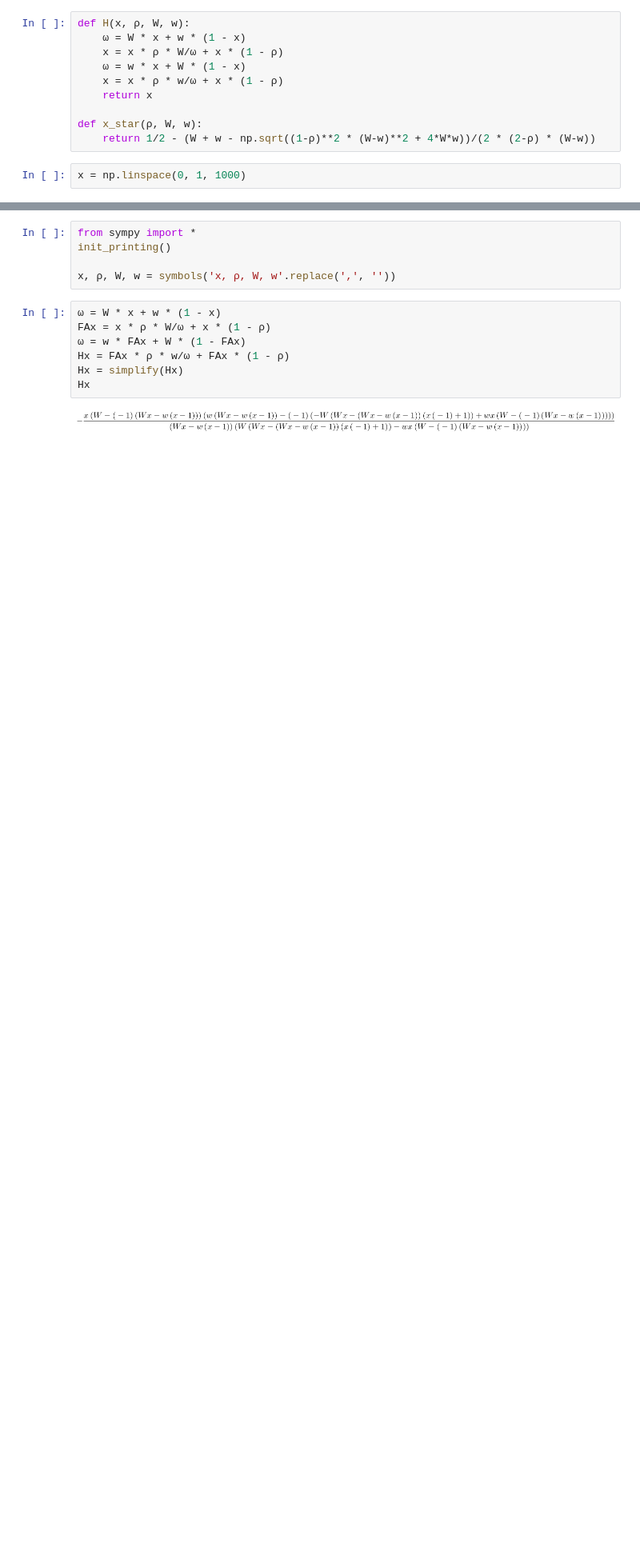
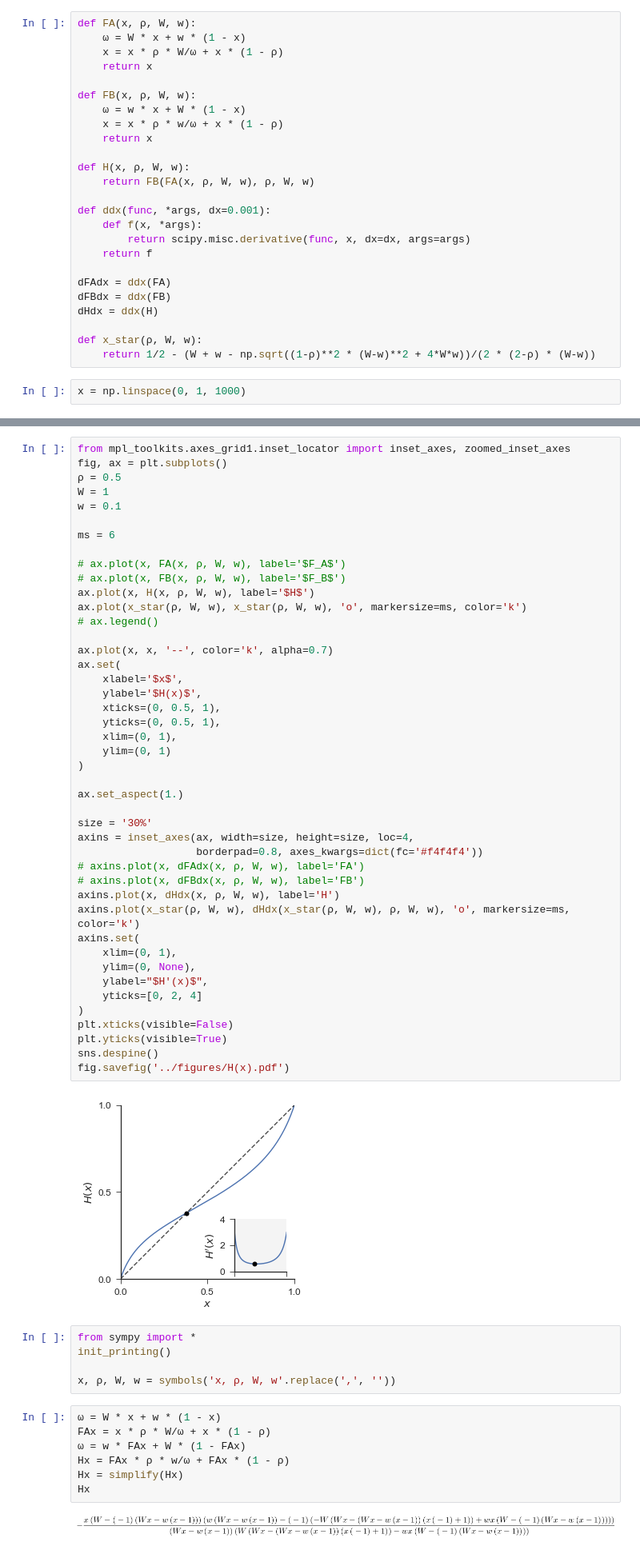
Before and after one commit to yoavram/Milpitas, a Jupyter notebook: notebooks/H(x).ipynb, the cells around one changed output, grey strips where cells are left out. Shown at 80% size. Cells and saved outputs as stored; diff of their text form; blank space fills up the shorter version.

```diff
--- a/notebooks/H(x).ipynb
+++ b/notebooks/H(x).ipynb
@@ -12,13 +12,28 @@ import scipy.misc
 
 colors = sns.color_palette('Set1')
 # %%
-def H(x, ρ, W, w):
+def FA(x, ρ, W, w):
     ω = W * x + w * (1 - x)
     x = x * ρ * W/ω + x * (1 - ρ)
+    return x
+
+def FB(x, ρ, W, w):
     ω = w * x + W * (1 - x)
     x = x * ρ * w/ω + x * (1 - ρ)
     return x
 
+def H(x, ρ, W, w):
+    return FB(FA(x, ρ, W, w), ρ, W, w)
+
+def ddx(func, *args, dx=0.001):
+    def f(x, *args):
+        return scipy.misc.derivative(func, x, dx=dx, args=args)
+    return f
+
+dFAdx = ddx(FA)
+dFBdx = ddx(FB)
+dHdx = ddx(H)
+
 def x_star(ρ, W, w):
     return 1/2 - (W + w - np.sqrt((1-ρ)**2 * (W-w)**2 + 4*W*w))/(2 * (2-ρ) * (W-w))
 # %%
@@ -54,3 +41,49 @@ fig.savefig('../figures/H(x).pdf')
+# %%
+from mpl_toolkits.axes_grid1.inset_locator import inset_axes, zoomed_inset_axes
+fig, ax = plt.subplots()
+ρ = 0.5
+W = 1
+w = 0.1
+
+ms = 6
+
+# ax.plot(x, FA(x, ρ, W, w), label='$F_A$')
+# ax.plot(x, FB(x, ρ, W, w), label='$F_B$')
+ax.plot(x, H(x, ρ, W, w), label='$H$')
+ax.plot(x_star(ρ, W, w), x_star(ρ, W, w), 'o', markersize=ms, color='k')
+# ax.legend()
+
+ax.plot(x, x, '--', color='k', alpha=0.7)
+ax.set(
+    xlabel='$x$',
+    ylabel='$H(x)$',
+    xticks=(0, 0.5, 1),
+    yticks=(0, 0.5, 1),
+    xlim=(0, 1),
+    ylim=(0, 1)
+)
+
+ax.set_aspect(1.)
+
+size = '30%'
+axins = inset_axes(ax, width=size, height=size, loc=4,
+                   borderpad=0.8, axes_kwargs=dict(fc='#f4f4f4'))
+# axins.plot(x, dFAdx(x, ρ, W, w), label='FA')
+# axins.plot(x, dFBdx(x, ρ, W, w), label='FB')
+axins.plot(x, dHdx(x, ρ, W, w), label='H')
+axins.plot(x_star(ρ, W, w), dHdx(x_star(ρ, W, w), ρ, W, w), 'o', markersize=ms, color='k')
+axins.set(
+    xlim=(0, 1),
+    ylim=(0, None),
+    ylabel="$H'(x)$",
+    yticks=[0, 2, 4]
+)
+plt.xticks(visible=False)
+plt.yticks(visible=True)
+sns.despine()
+fig.savefig('../figures/H(x).pdf')
+# %% [output]
+[figure, added]
 # %%
 from sympy import *
 init_printing()
```
Also changed, not shown: parts of 1 cell of this notebook.
